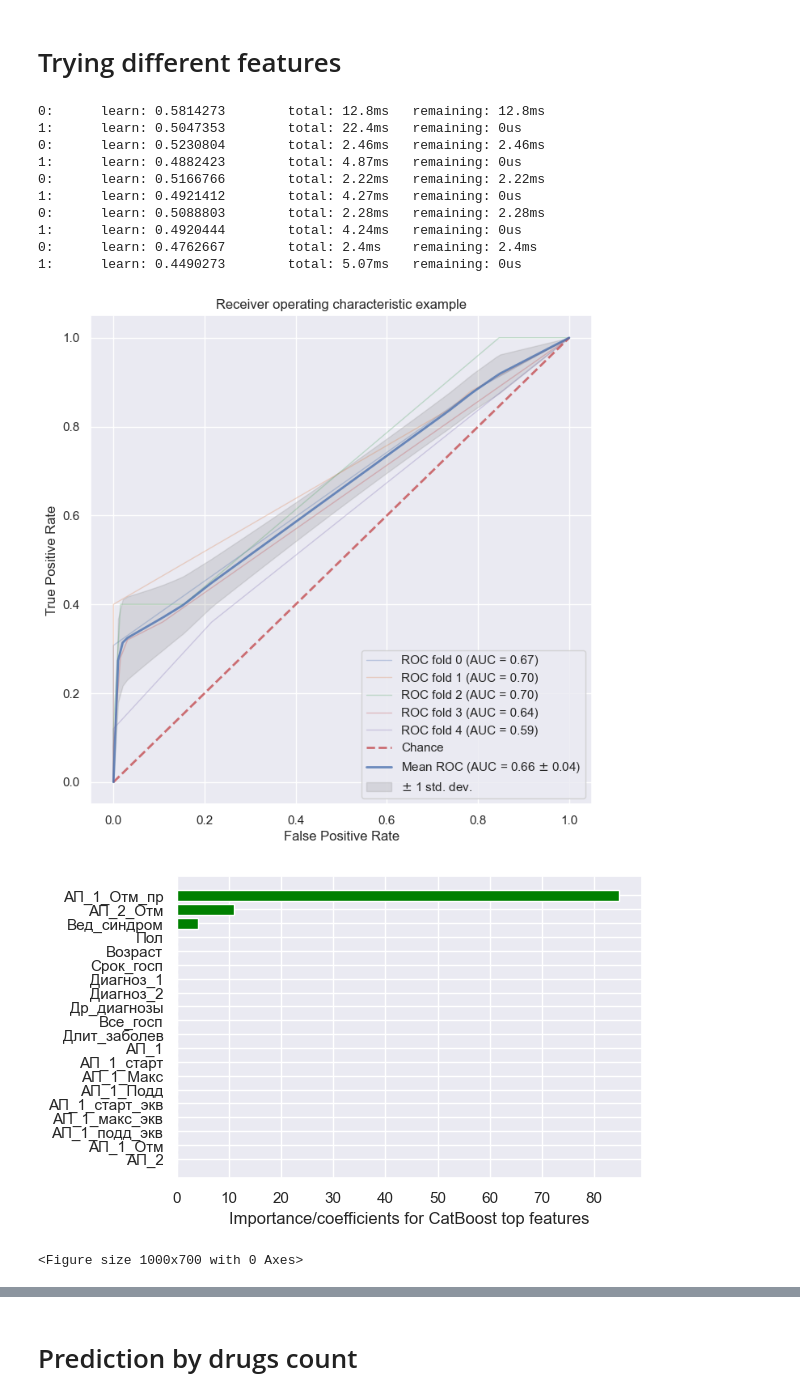
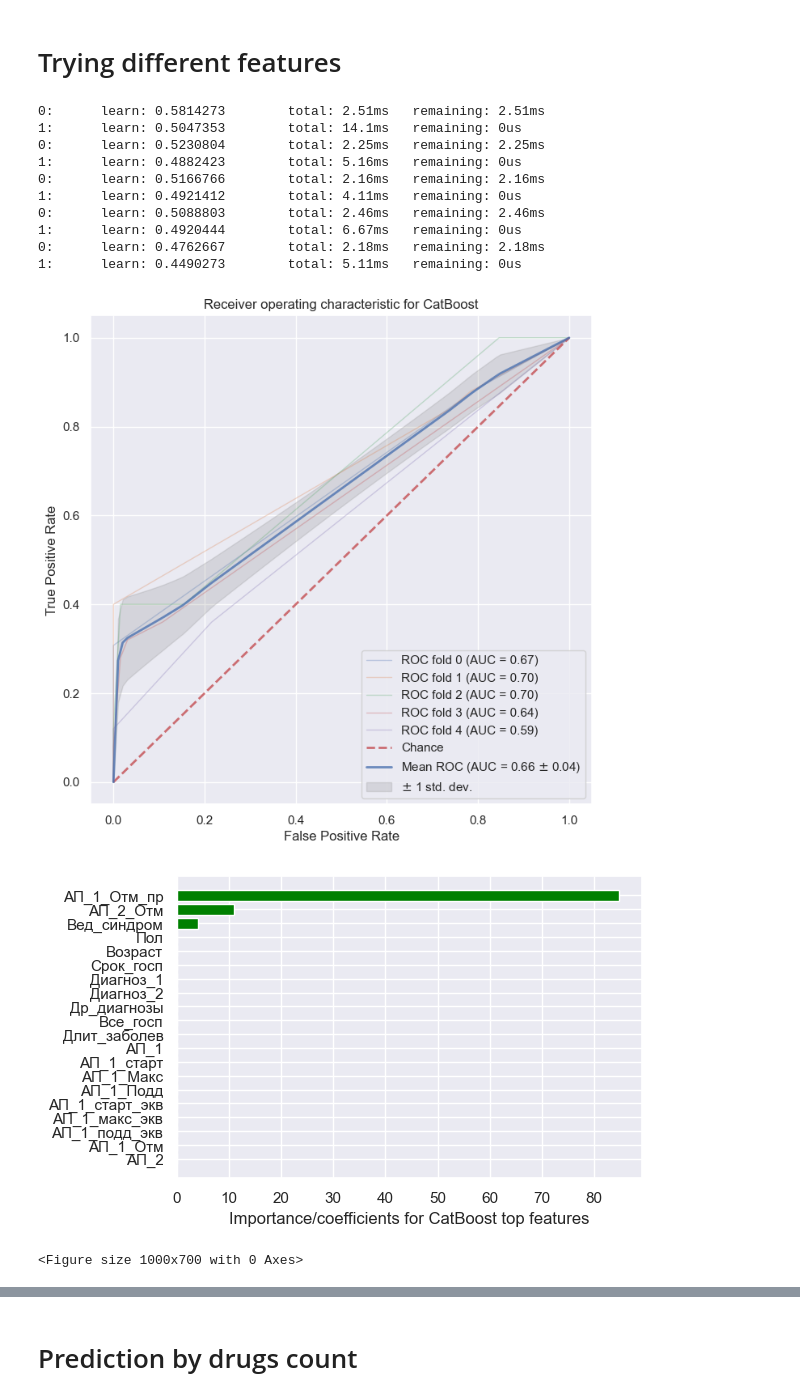
Before and after one commit to AlexShein/anticoagulants, a Jupyter notebook: Antipsychotics2/AdverseDrugEffectsAnalysis.ipynb, the cells around one changed output, grey strips where cells are left out. Drawn from its saved outputs; the diff is of its cells as text; code cells hidden in the pictures.

```diff
--- a/Antipsychotics2/AdverseDrugEffectsAnalysis.ipynb
+++ b/Antipsychotics2/AdverseDrugEffectsAnalysis.ipynb
@@ -365,7 +361,7 @@ def plot_important_features(X, coefficients, name, normalize=True):
 # %% [markdown]
 # ROC AUC Curve plot logic
 # %%
-def plot_roc_auc_curve(classifier, cv, X, y):
+def plot_roc_auc_curve(classifier, cv, X, y, name='model'):
     tprs = []
     aucs = []
     mean_fpr = np.linspace(0, 1, 100)
@@ -401,7 +397,7 @@ def plot_roc_auc_curve(classifier, cv, X, y):
                     label=r'$\pm$ 1 std. dev.')
 
     ax.set(xlim=[-0.05, 1.05], ylim=[-0.05, 1.05],
-           title="Receiver operating characteristic example")
+           title=f"Receiver operating characteristic for {name}")
     ax.legend(loc="lower right")
     plt.show()
 # %% [markdown]
@@ -441,34 +450,45 @@ plot_important_features(X_local, classifier.feature_importances_, name='CatBoost
 # %%
 columns_to_remove = np.array([
     'ЭПС',
+    'ЭПС_причина',
+    'ЭПС_Вред_НПР',
+    'ЭПС_Предотвр_НПР',
+    'ЭПС_Тип_НПР',
+    'ЭПС_Шкала_Наранжо',
 ])
 cat_cols = np.setdiff1d(CATEGORICAL_COLS, columns_to_remove)
 X_local = X.drop(columns=columns_to_remove)
 
 
 classifier = CatBoostClassifier(
     iterations=2,
     depth=2,
     learning_rate=1,
     loss_function='Logloss',
     verbose=True,
     cat_features=np.array([X_local.columns.get_loc(item) for item in cat_cols]),
 )
 cv = StratifiedKFold(n_splits=5)
 
-plot_roc_auc_curve(classifier, cv, X_local.to_numpy(), Y)
+plot_roc_auc_curve(classifier, cv, X_local.to_numpy(), Y, name='CatBoost')
 plot_important_features(X_local, classifier.feature_importances_, name='CatBoost top features')
+
+
+xg_classifier = xgb.XGBClassifier()
+
+plot_roc_auc_curve(xg_classifier, cv, X_local.to_numpy(), Y, name='XGBoost')
+plot_important_features(X_local, xg_classifier.feature_importances_, name='XGBoost top features')
 # %% [output]
-0:      learn: 0.5814273        total: 12.8ms   remaining: 12.8ms
-1:      learn: 0.5047353        total: 22.4ms   remaining: 0us
-0:      learn: 0.5230804        total: 2.46ms   remaining: 2.46ms
-1:      learn: 0.4882423        total: 4.87ms   remaining: 0us
-0:      learn: 0.5166766        total: 2.22ms   remaining: 2.22ms
-1:      learn: 0.4921412        total: 4.27ms   remaining: 0us
-0:      learn: 0.5088803        total: 2.28ms   remaining: 2.28ms
-1:      learn: 0.4920444        total: 4.24ms   remaining: 0us
-0:      learn: 0.4762667        total: 2.4ms    remaining: 2.4ms
-1:      learn: 0.4490273        total: 5.07ms   remaining: 0us
+0:      learn: 0.5814273        total: 2.51ms   remaining: 2.51ms
+1:      learn: 0.5047353        total: 14.1ms   remaining: 0us
+0:      learn: 0.5230804        total: 2.25ms   remaining: 2.25ms
+1:      learn: 0.4882423        total: 5.16ms   remaining: 0us
+0:      learn: 0.5166766        total: 2.16ms   remaining: 2.16ms
+1:      learn: 0.4921412        total: 4.11ms   remaining: 0us
+0:      learn: 0.5088803        total: 2.46ms   remaining: 2.46ms
+1:      learn: 0.4920444        total: 6.67ms   remaining: 0us
+0:      learn: 0.4762667        total: 2.18ms   remaining: 2.18ms
+1:      learn: 0.4490273        total: 5.11ms   remaining: 0us
-[figure, old version]
+[figure, new version]
 [figure]
 <Figure size 1000x700 with 0 Axes>
```
Also changed, not shown: parts of 10 cells of this notebook, 3 other files.
